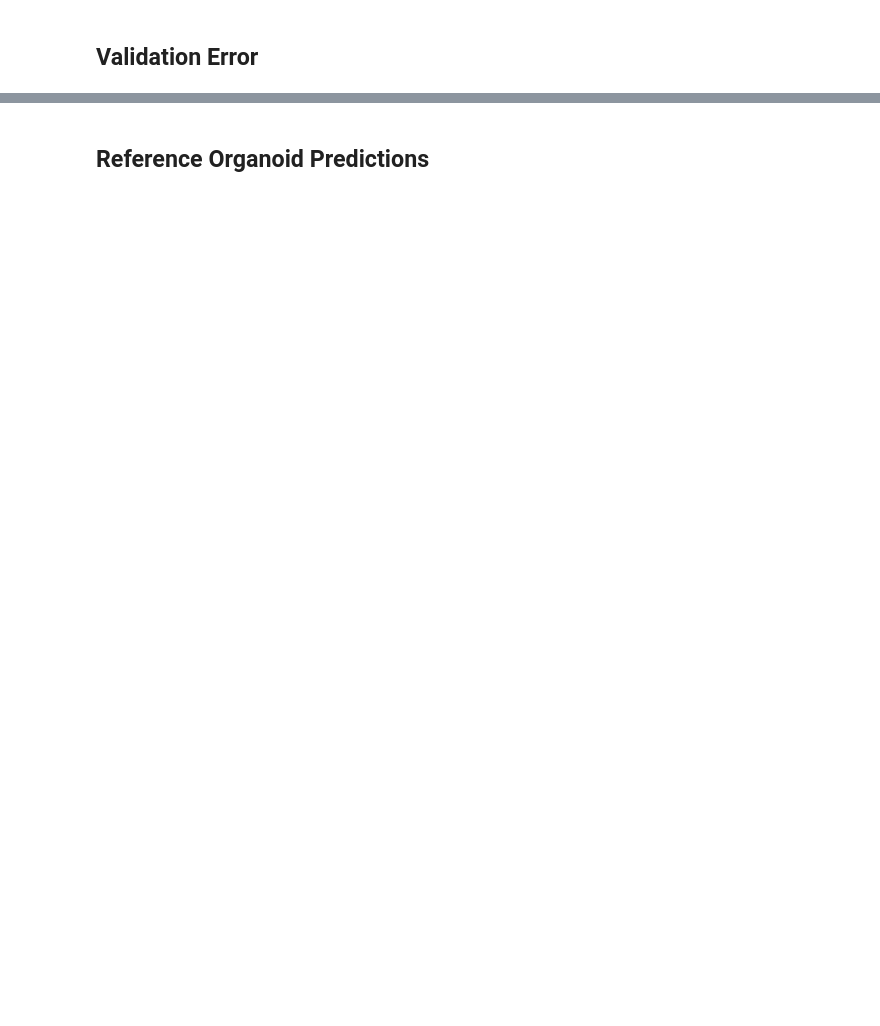
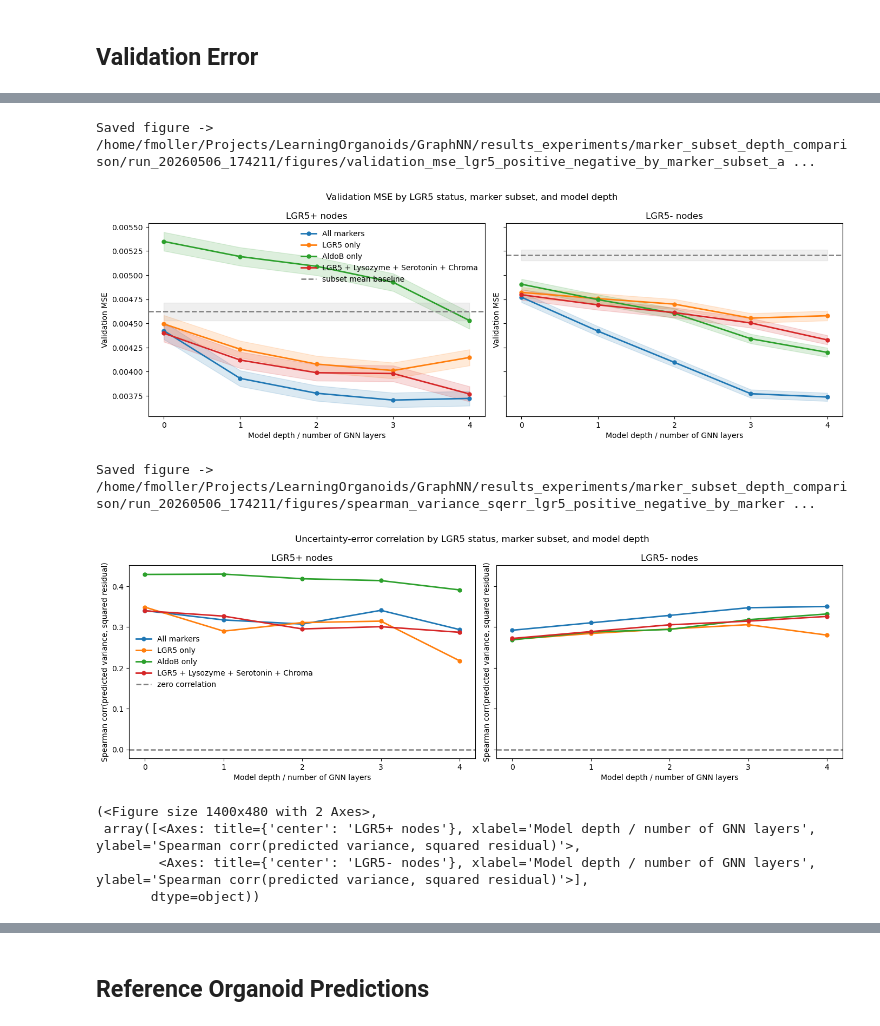
Before and after one commit to fskovbo/organoid_GNN, a Jupyter notebook: experiments/marker_subset_depth_comparison.ipynb, the cells around one changed output, grey strips where cells are left out. Saved outputs shown, nothing was run; the diff lists cells and outputs as text; code cells hidden in the pictures; blank space fills up the shorter version.

```diff
--- a/experiments/marker_subset_depth_comparison.ipynb
+++ b/experiments/marker_subset_depth_comparison.ipynb
@@ -53,17 +58,19 @@ REFERENCE_VIEW = dict(azim=-135, elev=55)
 FEATURE_VARIANTS = {
     "all_markers": None,
     "LGR5_only": ["LGR5"],
+    "AldoB_only": ["AldoB"],
     "LGR5_Lysozyme_Serotonin_Chroma": ["LGR5", "Lysozyme", "Serotonin", "Chroma"],
 }
 FEATURE_VARIANT_LABELS = {
     "all_markers": "All markers",
     "LGR5_only": "LGR5 only",
+    "AldoB_only": "AldoB only",
     "LGR5_Lysozyme_Serotonin_Chroma": "LGR5 + Lysozyme + Serotonin + Chroma",
 }
 DEPTHS = [0, 1, 2, 3, 4]
 
 # Model settings
-HIDDEN_DIM = 4 * 64
+HIDDEN_DIM = 2 * 64
 DROPOUT = 0.1
 NORM = "batch"
 RESIDUAL = True
@@ -521,0 +918,47 @@ plt.show()
+# %%
+LGR5_MARKER_NAME = "LGR5"
+LGR5_POSITIVE_THRESHOLD = 0.5
+
+lgr5_positive_mask = original_marker_positive_mask(LGR5_MARKER_NAME, threshold=LGR5_POSITIVE_THRESHOLD)
+lgr5_negative_mask = ~lgr5_positive_mask
+
+lgr5_positive_mse_df = summarize_depth_metrics_for_mask(lgr5_positive_mask, subset_label="LGR5_positive")
+lgr5_negative_mse_df = summarize_depth_metrics_for_mask(lgr5_negative_mask, subset_label="LGR5_negative")
+lgr5_mse_by_sign_df = pd.concat([lgr5_positive_mse_df, lgr5_negative_mse_df], ignore_index=True)
+display(lgr5_mse_by_sign_df)
+
+lgr5_positive_baseline = marker_subset_baseline(lgr5_positive_mask)
+lgr5_negative_baseline = marker_subset_baseline(lgr5_negative_mask)
+
+_plot_depth_metric_pair(
+    lgr5_positive_mse_df,
+    lgr5_negative_mse_df,
+    "mse",
+    "sem",
+    "Validation MSE",
+    "LGR5+ nodes",
+    "LGR5- nodes",
+    "Validation MSE by LGR5 status, marker subset, and model depth",
+    "validation_mse_lgr5_positive_negative_by_marker_subset_and_depth",
+    left_baseline=lgr5_positive_baseline["mse"],
+    left_baseline_sem=lgr5_positive_baseline["sem"],
+    right_baseline=lgr5_negative_baseline["mse"],
+    right_baseline_sem=lgr5_negative_baseline["sem"],
+    baseline_label="subset mean baseline",
+)
+
+_plot_depth_metric_pair(
+    lgr5_positive_mse_df,
+    lgr5_negative_mse_df,
+    "rho_var_sqerr",
+    None,
+    "Spearman corr(predicted variance, squared residual)",
+    "LGR5+ nodes",
+    "LGR5- nodes",
+    "Uncertainty-error correlation by LGR5 status, marker subset, and model depth",
+    "spearman_variance_sqerr_lgr5_positive_negative_by_marker_subset_and_depth",
+    left_baseline=0.0,
+    right_baseline=0.0,
+    baseline_label="zero correlation",
+)
+# %% [output]
@@ -521,0 +982,8 @@ plt.show()
+Saved figure -> /home/fmoller/Projects/LearningOrganoids/GraphNN/results_experiments/marker_subset_depth_comparison/run_20260506_174211/figures/validation_mse_lgr5_positive_negative_by_marker_subset_a ...
+[figure, added]
+Saved figure -> /home/fmoller/Projects/LearningOrganoids/GraphNN/results_experiments/marker_subset_depth_comparison/run_20260506_174211/figures/spearman_variance_sqerr_lgr5_positive_negative_by_marker ...
+[figure, added]
+(<Figure size 1400x480 with 2 Axes>,
+ array([<Axes: title={'center': 'LGR5+ nodes'}, xlabel='Model depth / number of GNN layers', ylabel='Spearman corr(predicted variance, squared residual)'>,
+        <Axes: title={'center': 'LGR5- nodes'}, xlabel='Model depth / number of GNN layers', ylabel='Spearman corr(predicted variance, squared residual)'>],
+       dtype=object))
```
Also changed, not shown: parts of 16 cells of this notebook, 8 other files.
